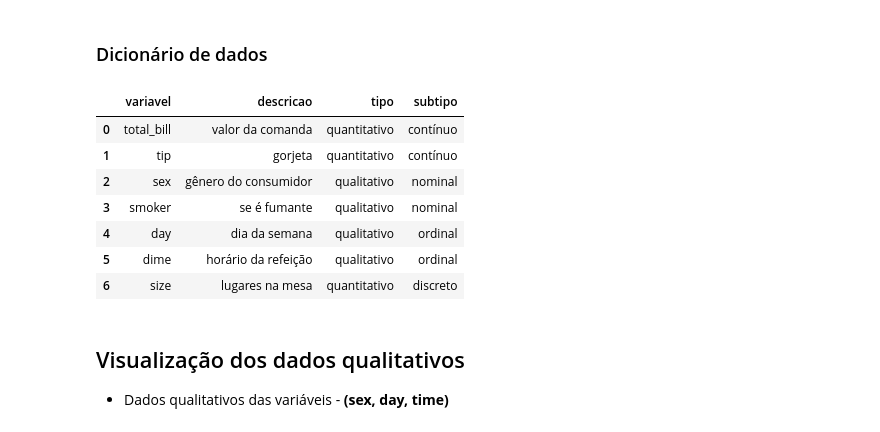
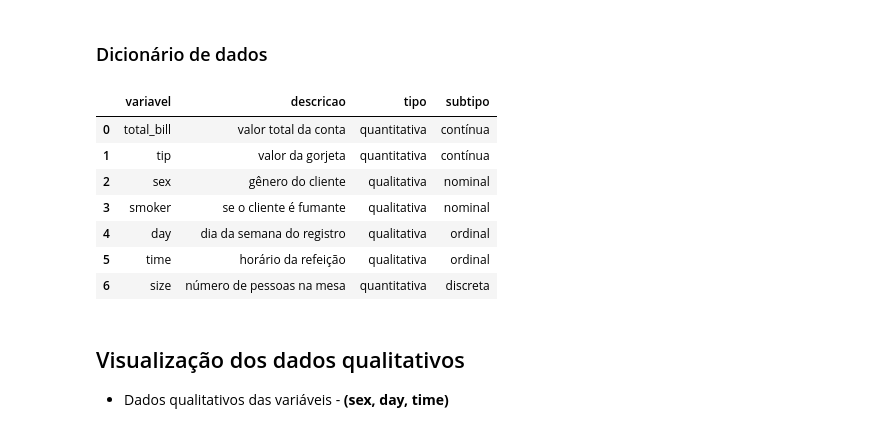
Before and after one commit to DeigelaLima/avanti-bootcamp-cdd, a Jupyter notebook: notebooks/02-estatistica-descritiva/Gorjetas.ipynb, the cells around one changed output. Drawn from its saved outputs; the diff is of its cells as text; code cells hidden in the pictures.

Commit message:
CORREÇÃO no dicionário do dataset Gorjeta

```diff
--- a/notebooks/02-estatistica-descritiva/Gorjetas.ipynb
+++ b/notebooks/02-estatistica-descritiva/Gorjetas.ipynb
@@ -63,55 +63,55 @@ memory usage: 7.4 KB
 # %%
 # Criando dicionário de dados
 
 df_dict = pd.DataFrame([
     {
         "variavel": "total_bill",
-        "descricao": "valor da comanda",
-        "tipo": "quantitativo",
-        "subtipo": "contínuo"
+        "descricao": "valor total da conta",
+        "tipo": "quantitativa",
+        "subtipo": "contínua"
     },{
         "variavel": "tip",
-        "descricao": "gorjeta",
-        "tipo": "quantitativo",
-        "subtipo": "contínuo"
+        "descricao": "valor da gorjeta",
+        "tipo": "quantitativa",
+        "subtipo": "contínua"
     },{
         "variavel": "sex",
-        "descricao": "gênero do consumidor",
-        "tipo": "qualitativo",
+        "descricao": "gênero do cliente",
+        "tipo": "qualitativa",
         "subtipo": "nominal"
     },{
         "variavel": "smoker",
-        "descricao": "se é fumante",
-        "tipo": "qualitativo",
+        "descricao": "se o cliente é fumante",
+        "tipo": "qualitativa",
         "subtipo": "nominal"
     },{
         "variavel": "day",
-        "descricao": "dia da semana",
-        "tipo": "qualitativo",
+        "descricao": "dia da semana do registro",
+        "tipo": "qualitativa",
         "subtipo": "ordinal"
     },{
-        "variavel": "dime",
+        "variavel": "time",
         "descricao": "horário da refeição",
-        "tipo": "qualitativo",
+        "tipo": "qualitativa",
         "subtipo": "ordinal"
     },{
         "variavel": "size",
-        "descricao": "lugares na mesa",
-        "tipo": "quantitativo",
-        "subtipo": "discreto"
+        "descricao": "número de pessoas na mesa",
+        "tipo": "quantitativa",
+        "subtipo": "discreta"
     }
 ])
 
 df_dict
 # %% [output]
 |  | variavel | descricao | tipo | subtipo |
-| 0 | total_bill | valor da comanda | quantitativo | contínuo |
-| 1 | tip | gorjeta | quantitativo | contínuo |
-| 2 | sex | gênero do consumidor | qualitativo | nominal |
-| 3 | smoker | se é fumante | qualitativo | nominal |
-| 4 | day | dia da semana | qualitativo | ordinal |
-| 5 | dime | horário da refeição | qualitativo | ordinal |
-| 6 | size | lugares na mesa | quantitativo | discreto |
+| 0 | total_bill | valor total da conta | quantitativa | contínua |
+| 1 | tip | valor da gorjeta | quantitativa | contínua |
+| 2 | sex | gênero do cliente | qualitativa | nominal |
+| 3 | smoker | se o cliente é fumante | qualitativa | nominal |
+| 4 | day | dia da semana do registro | qualitativa | ordinal |
+| 5 | time | horário da refeição | qualitativa | ordinal |
+| 6 | size | número de pessoas na mesa | quantitativa | discreta |
 # %% [markdown]
 ## Visualização dos dados qualitativos
 * Dados qualitativos das variáveis - **(sex, day, time)**
```
Also changed, not shown: 1 other file.
